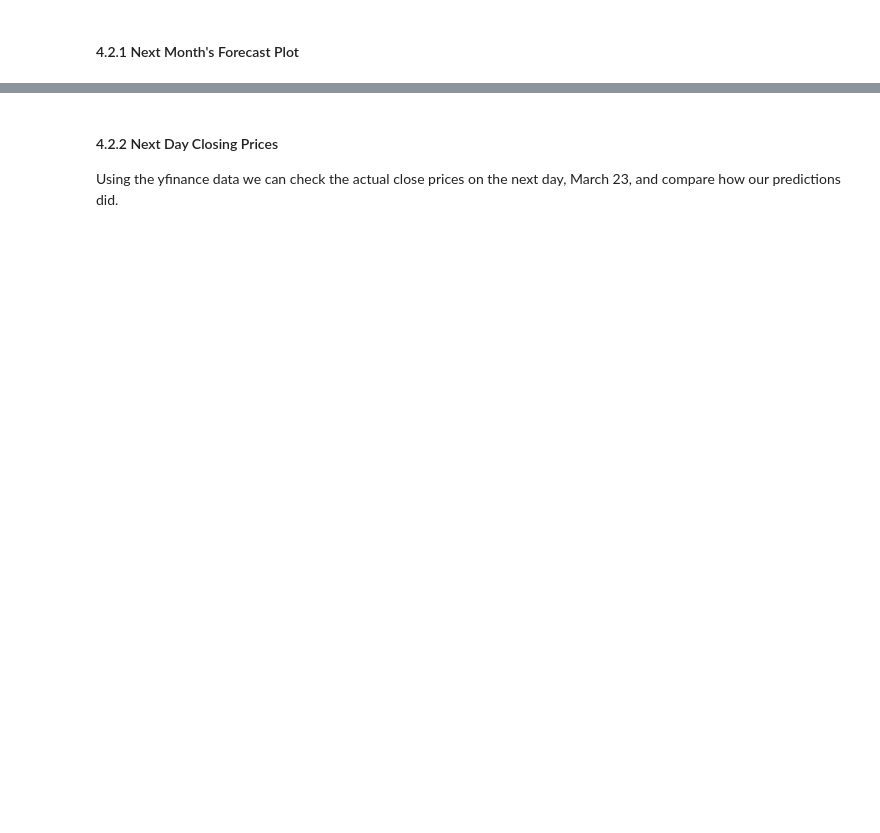
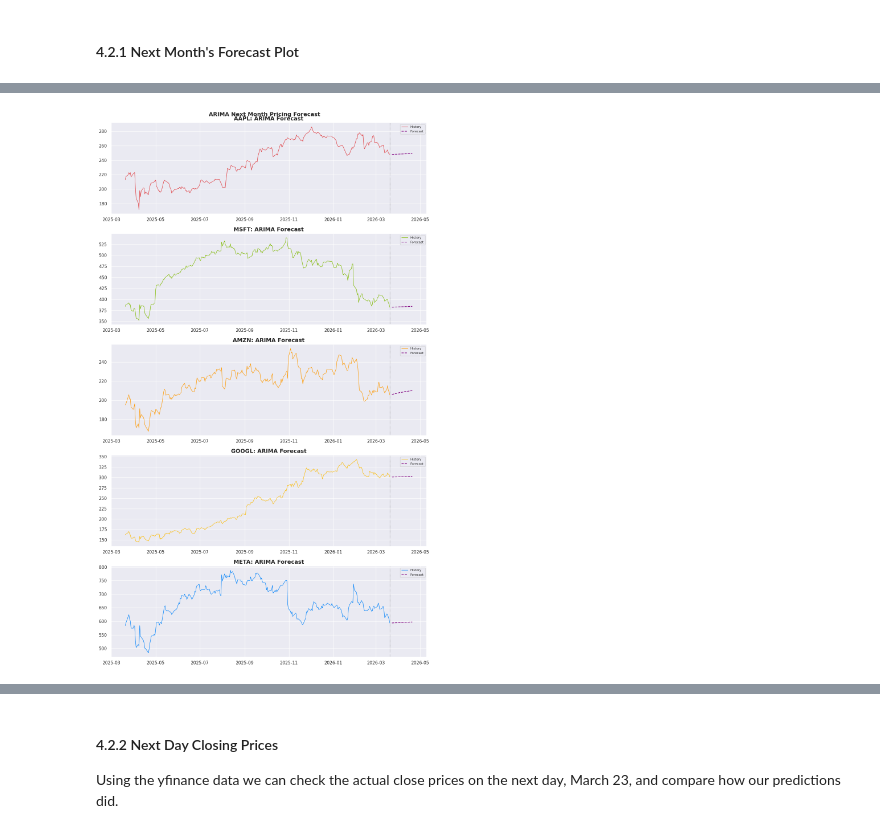
Before and after one commit to giddygarcia/stock-price-forecasting, a Jupyter notebook: StockPredictions.ipynb, the cells around one changed output, grey strips where cells are left out. Cells and saved outputs as stored; diff of their text form; code cells hidden in the pictures; blank space fills up the shorter version.

Commit message:
Finalize functions and analysis

```diff
--- a/StockPredictions.ipynb
+++ b/StockPredictions.ipynb
@@ -1046 +980,25 @@ plt.show()
+# %%
+forecast_horizon = 21
+
+fig, axes = plt.subplots(len(tickers), figsize=(12, 4 * len(tickers)))
+if len(tickers) == 1:
+    axes = [axes]
+
+for i, ticker in enumerate(tickers):
+    plot_model_forecast(
+        ticker,
+        "arima",
+        axes[i],
+        df_close,
+        final_models,
+        logo_palette=logo_palette,
+        forecast_horizon=21,
+    )
+
+
+plt.suptitle("ARIMA Next Month Pricing Forecast", fontsize=14, fontweight="bold")
+plt.tight_layout()
+plt.show()
+# %% [output]
+[figure, added]
 # %% [markdown]
```
Also changed, not shown: parts of 27 cells of this notebook, 1 other file.
